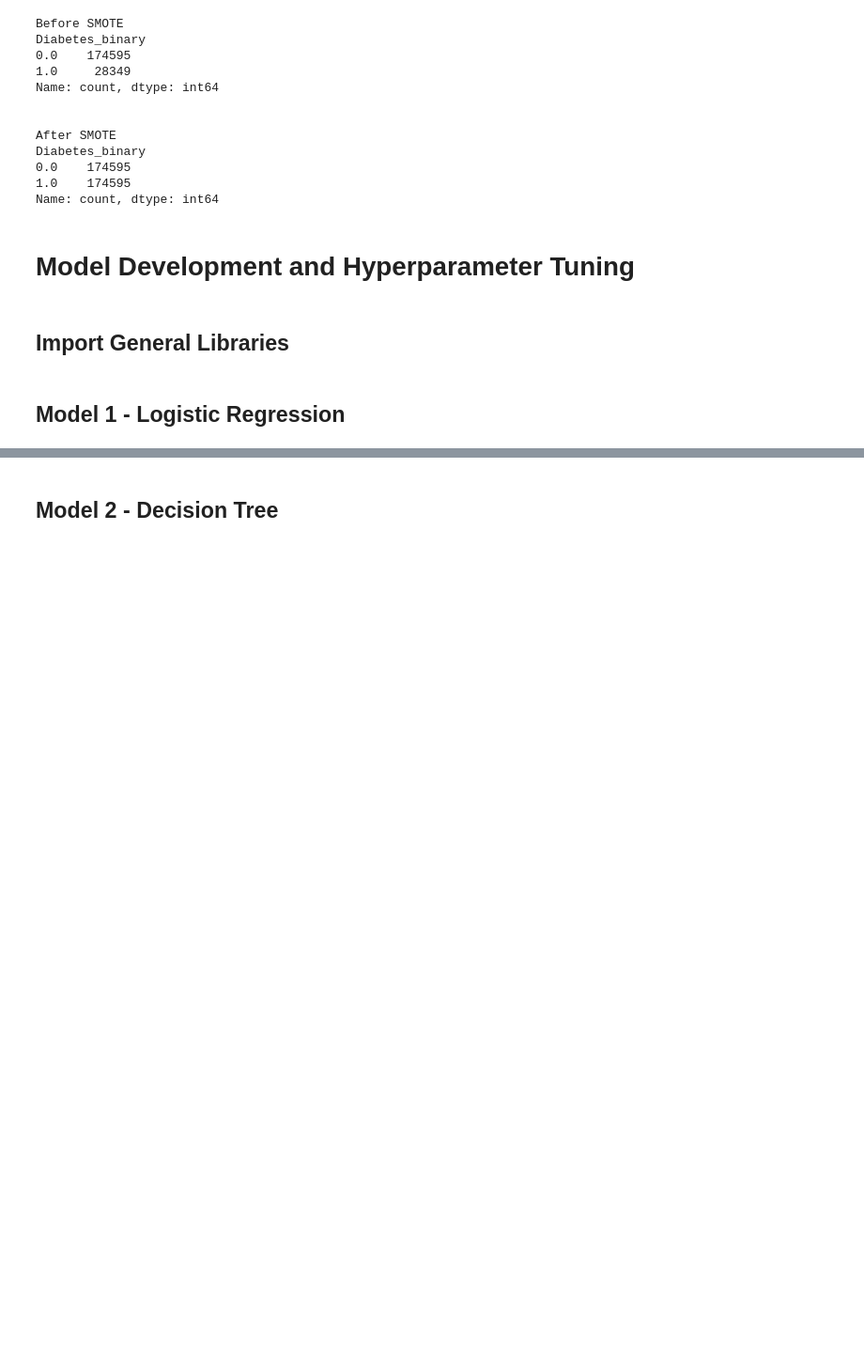
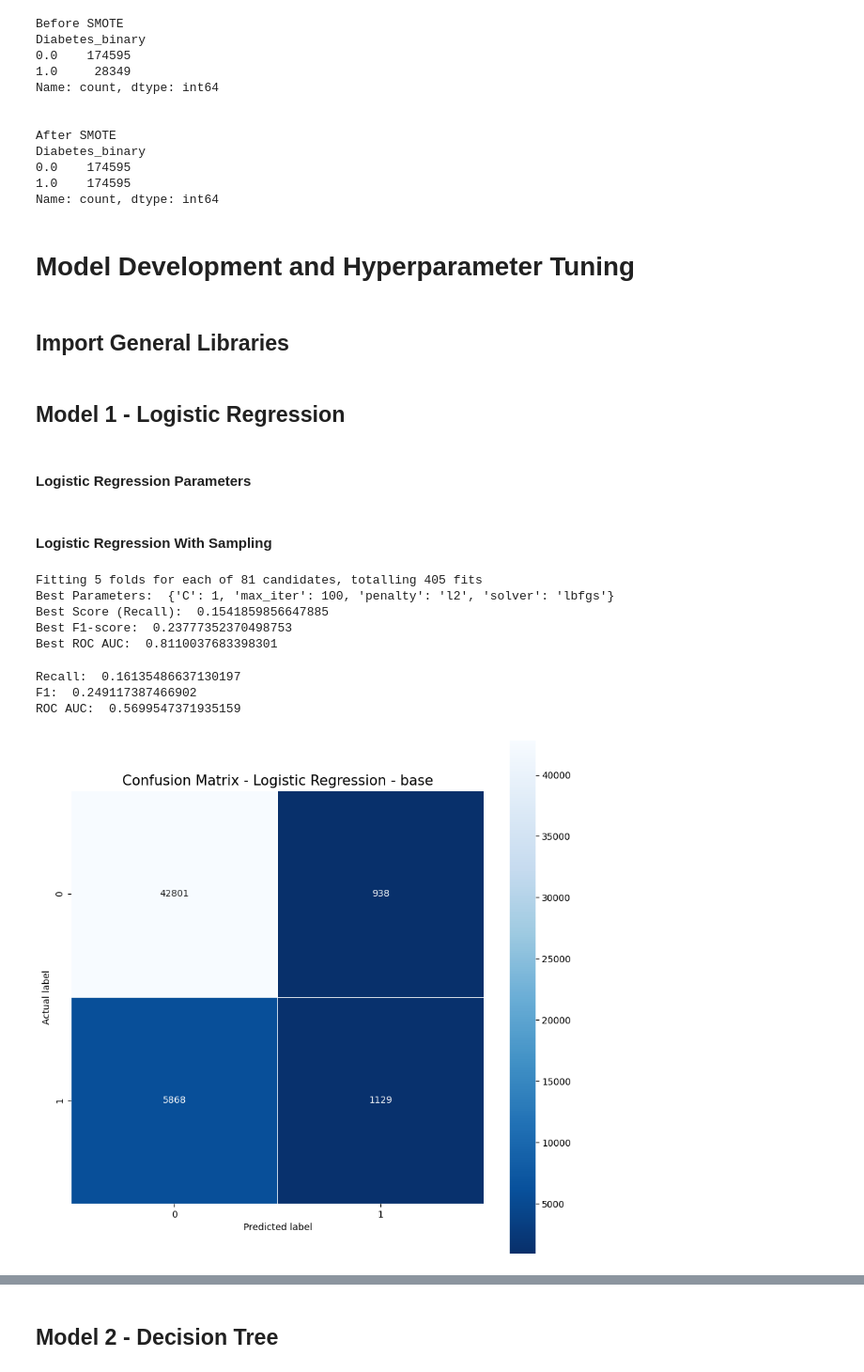
Before and after one commit to RileyLeo/Diabetes-Prediction-ML, a Jupyter notebook: notebook.ipynb, the cells around one changed output, grey strips where cells are left out. Shown at 94% size. Drawn from its saved outputs; the diff is of its cells as text; code cells hidden in the pictures; blank space fills up the shorter version.

```diff
--- a/notebook.ipynb
+++ b/notebook.ipynb
@@ -1056,22 +1056,56 @@ scoring = ['recall', 'f1', 'roc_auc']
 # %%
 #  import logistic regression
 from sklearn.linear_model import LogisticRegression
+# %% [markdown]
+#### Logistic Regression Parameters
 # %%
 #  create logistic regression model
 lr_model = LogisticRegression(random_state=42)
 
 #  create parameter grid
 lr_param_grid = {
-    'penalty': ['l2', 'none'],
-    'C': [0.1, 1, 10],
-    'solver': ['lbfgs', 'liblinear'],
-    'max_iter': [100, 1000]
+    'penalty': ['l2', 'elasticnet', 'none'], # penalty norm used in the penalization
+    'C': [0.1, 1, 10], # inverse of regularization strength
+    'solver': ['newton-cg','lbfgs', 'liblinear'], # algorithm to use in the optimization problem
+    'max_iter': [100, 500, 1000] # maximum number of iterations taken for the solvers to converge
 }
+# %% [markdown]
+#### Logistic Regression With Sampling
 # %%
-lr_grid_search = GridSearchCV(estimator = lr_model
+base_lr_grid_search = GridSearchCV(estimator = lr_model
                               , param_grid = lr_param_grid
                               , cv=5, scoring = scoring
                               , refit = 'recall'
                               , n_jobs = -1
                               , verbose=1)
-rf_grid_search.fit(X_train, y_train)
+base_lr_grid_search.fit(X_train, y_train)
+
+print("Best Parameters: ", base_lr_grid_search.best_params_)
+print("Best Score (Recall): ", base_lr_grid_search.best_score_)
+print("Best F1-score: ", base_lr_grid_search.cv_results_['mean_test_f1'][base_lr_grid_search.best_index_])
+print("Best ROC AUC: ", base_lr_grid_search.cv_results_['mean_test_roc_auc'][base_lr_grid_search.best_index_])
+
+base_best_lr_classifier = base_lr_grid_search.best_estimator_
+# %% [output]
+Fitting 5 folds for each of 81 candidates, totalling 405 fits
+Best Parameters:  {'C': 1, 'max_iter': 100, 'penalty': 'l2', 'solver': 'lbfgs'}
+Best Score (Recall):  0.1541859856647885
+Best F1-score:  0.23777352370498753
+Best ROC AUC:  0.8110037683398301
+# %%
+base_y_pred = base_best_lr_classifier.predict(X_test)
+
+recall = recall_score(y_test, base_y_pred)
+f1 = f1_score(y_test, base_y_pred)
+roc_auc = roc_auc_score(y_test, base_y_pred)
+print("Recall: ", recall)
+print("F1: ", f1)
+print("ROC AUC: ", roc_auc)
+# %% [output]
+Recall:  0.16135486637130197
+F1:  0.249117387466902
+ROC AUC:  0.5699547371935159
+# %%
+plot_confusion_matrix(y_test, base_y_pred, 'Confusion Matrix - Logistic Regression - base')
+# %% [output]
+[figure, added]
```
Also changed, not shown: parts of 39 cells of this notebook.
